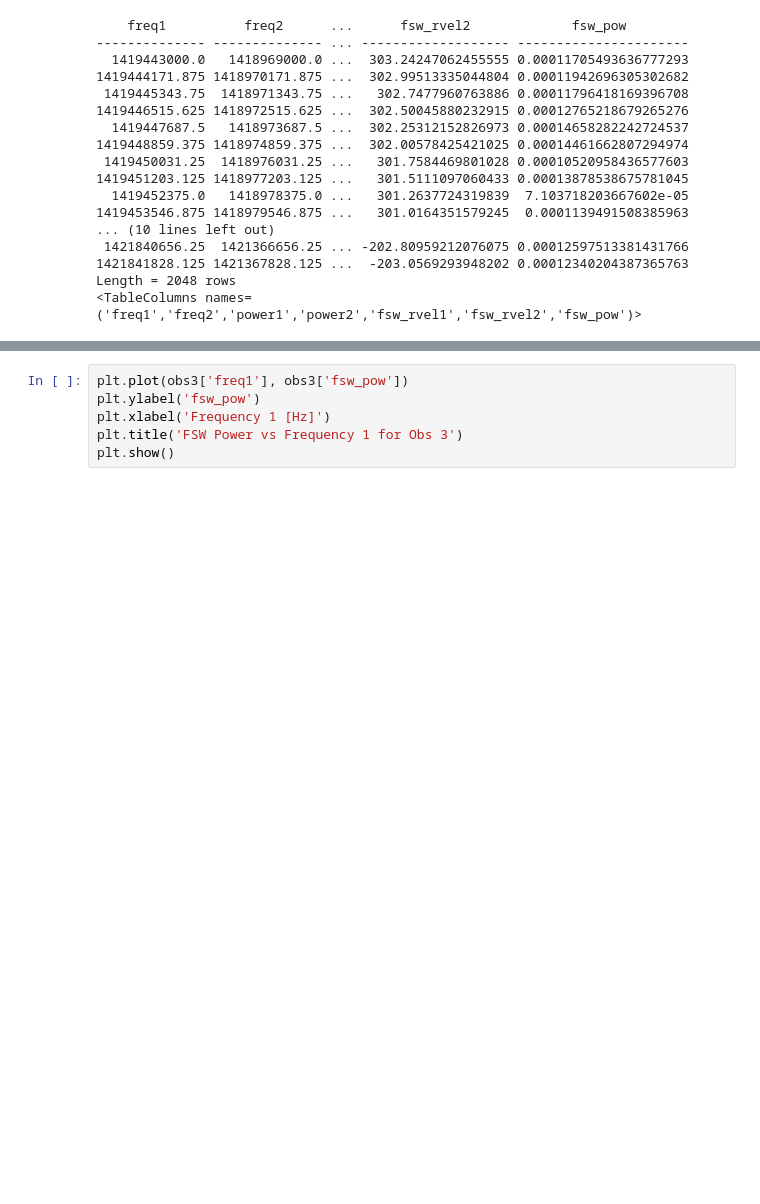
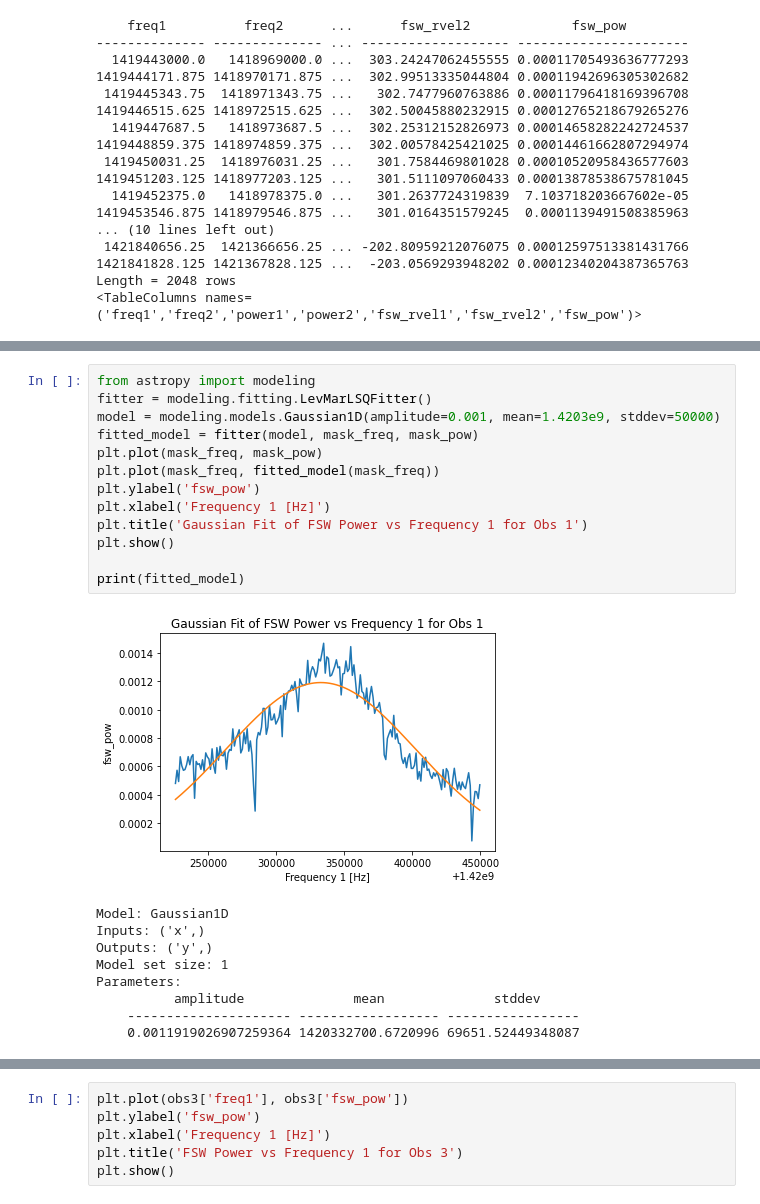
Before and after one commit to cl3425/ast6725-radio-lab, a Jupyter notebook: Radio-Lab.ipynb, the cells around one changed output, grey strips where cells are left out. Cells and saved outputs as stored; diff of their text form; blank space fills up the shorter version.

```diff
--- a/Radio-Lab.ipynb
+++ b/Radio-Lab.ipynb
@@ -216,0 +297,23 @@ Length = 2048 rows
+# %%
+from astropy import modeling
+fitter = modeling.fitting.LevMarLSQFitter()
+model = modeling.models.Gaussian1D(amplitude=0.001, mean=1.4203e9, stddev=50000)
+fitted_model = fitter(model, mask_freq, mask_pow)
+plt.plot(mask_freq, mask_pow)
+plt.plot(mask_freq, fitted_model(mask_freq))
+plt.ylabel('fsw_pow')
+plt.xlabel('Frequency 1 [Hz]')
+plt.title('Gaussian Fit of FSW Power vs Frequency 1 for Obs 1')
+plt.show()
+
+print(fitted_model)
+# %% [output]
+[figure, added]
+Model: Gaussian1D
+Inputs: ('x',)
+Outputs: ('y',)
+Model set size: 1
+Parameters:
+          amplitude              mean              stddev
+    --------------------- ------------------ -----------------
+    0.0011919026907259364 1420332700.6720996 69651.52449348087
```
Also changed, not shown: parts of 20 cells of this notebook.
